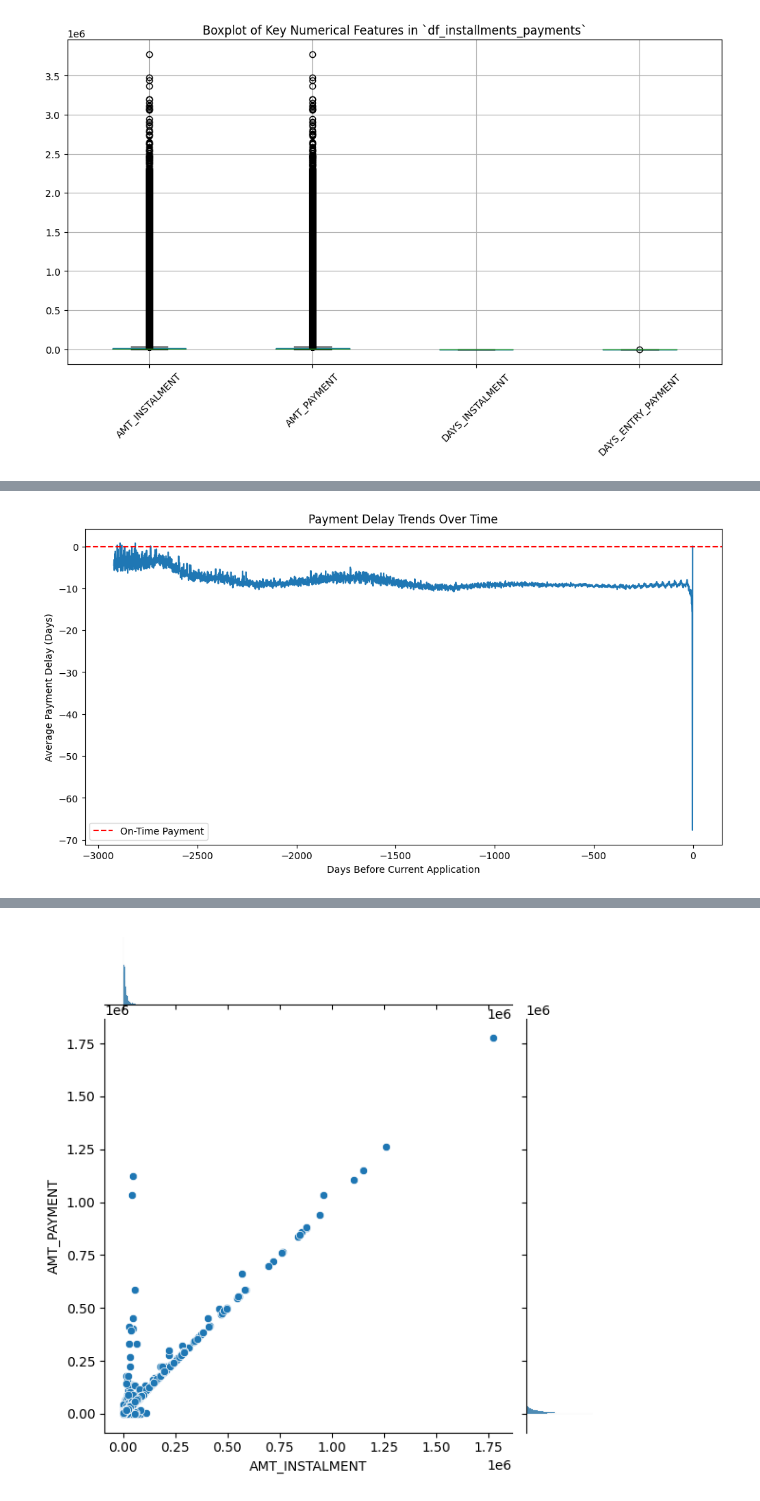
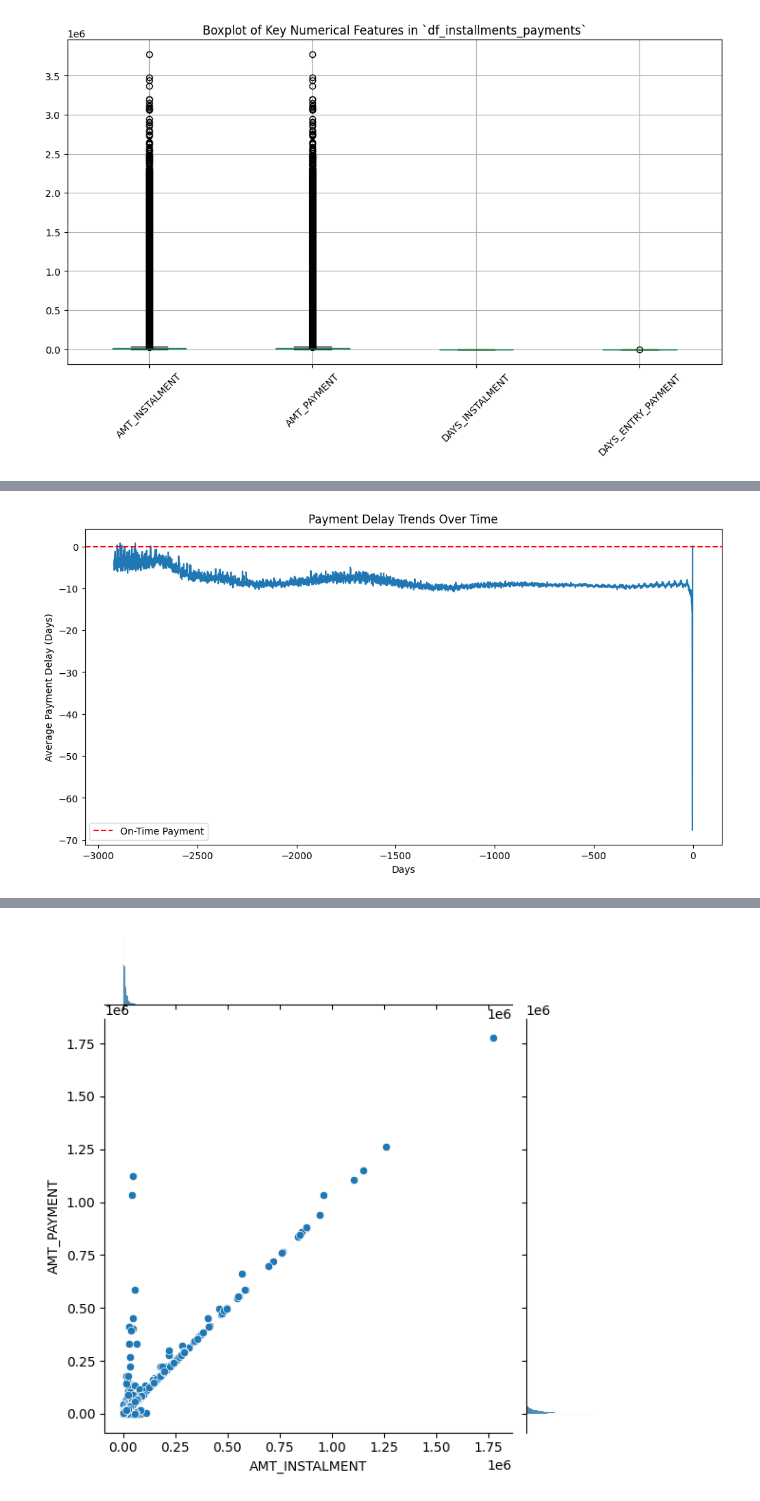
Before and after one commit to ognjenmedic/home-credit-ml-project, a Jupyter notebook: notebooks/08_home_credit_installments.ipynb, the cells around one changed output, grey strips where cells are left out. Cells and saved outputs as stored; diff of their text form; code cells hidden in the pictures.

```diff
--- a/notebooks/installments_payments.ipynb
+++ b/notebooks/08_home_credit_installments.ipynb
@@ -454,15 +672,15 @@ plt.show()
 # %%
 # Payment delays over time
 df_time_delay = df_installments_payments.groupby("DAYS_INSTALMENT")["DAYS_ENTRY_PAYMENT"].mean().reset_index()
 df_time_delay["PAYMENT_DELAY"] = df_time_delay["DAYS_ENTRY_PAYMENT"] - df_time_delay["DAYS_INSTALMENT"]
 
 plt.figure(figsize=(12, 6))
 sns.lineplot(x="DAYS_INSTALMENT", y="PAYMENT_DELAY", data=df_time_delay)
 plt.axhline(0, linestyle="--", color="red", label="On-Time Payment")
 plt.title("Payment Delay Trends Over Time")
-plt.xlabel("Days Before Current Application")
+plt.xlabel("Days")
 plt.ylabel("Average Payment Delay (Days)")
 plt.legend()
 plt.show()
 # %% [output]
-[figure, old version]
+[figure, new version]
```
Also changed, not shown: parts of 107 cells of this notebook, 15 other files.
